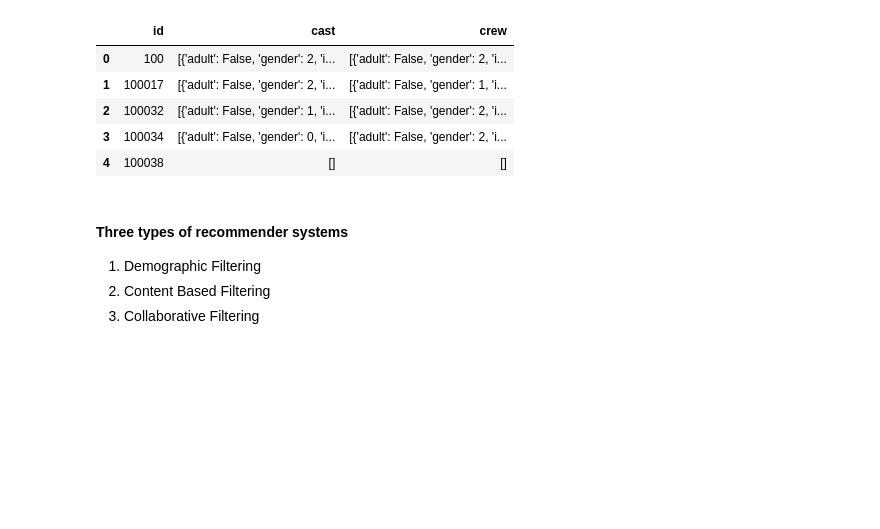
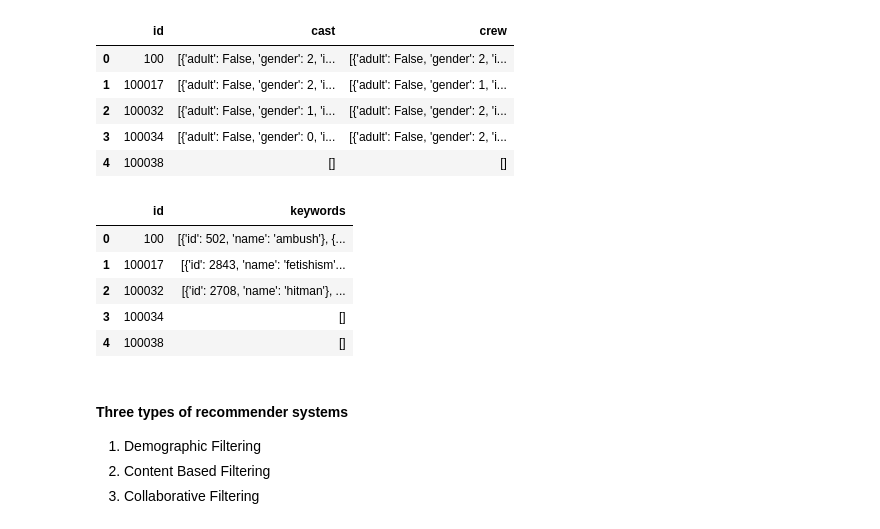
Before and after one commit to lyamlim97/movie-recommender, a Jupyter notebook: movie-recommender.ipynb, the cells around one changed output. Cells and saved outputs as stored; diff of their text form; code cells hidden in the pictures; blank space fills up the shorter version.

Commit message:
read keywords.csv file

```diff
--- a/movie-recommender.ipynb
+++ b/movie-recommender.ipynb
@@ -13,6 +13,7 @@ df_tags = pd.read_csv('data/ml-25m/tags.csv')
 df_links = pd.read_csv('data/ml-25m/links.csv')
 df_movies_metadata = pd.read_csv('data/movies-metadata.csv')
 df_credits = pd.read_csv('data/credits.csv')
+df_keywords = pd.read_csv('data/keywords.csv')
 # %%
 df_movies_metadata.head()
 # %% [output]
@@ -32,6 +33,15 @@ df_credits.head()
 | 2 | 100032 | [{'adult': False, 'gender': 1, 'i... | [{'adult': False, 'gender': 2, 'i... |
 | 3 | 100034 | [{'adult': False, 'gender': 0, 'i... | [{'adult': False, 'gender': 2, 'i... |
 | 4 | 100038 | [] | [] |
+# %%
+df_keywords.head()
+# %% [output]
+|  | id | keywords |
+| 0 | 100 | [{'id': 502, 'name': 'ambush'}, {... |
+| 1 | 100017 | [{'id': 2843, 'name': 'fetishism'... |
+| 2 | 100032 | [{'id': 2708, 'name': 'hitman'}, ... |
+| 3 | 100034 | [] |
+| 4 | 100038 | [] |
 # %% [markdown]
 #### Three types of recommender systems
 
```
